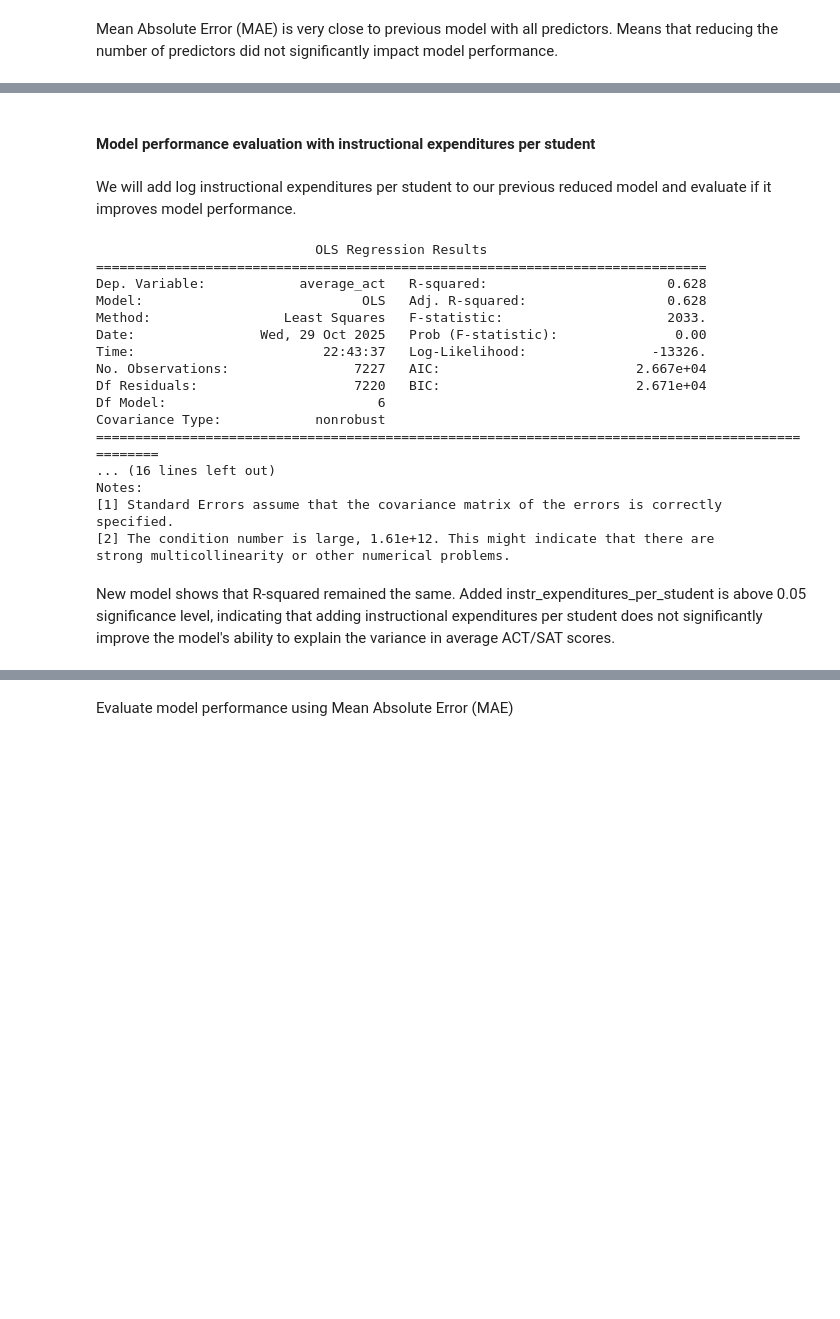
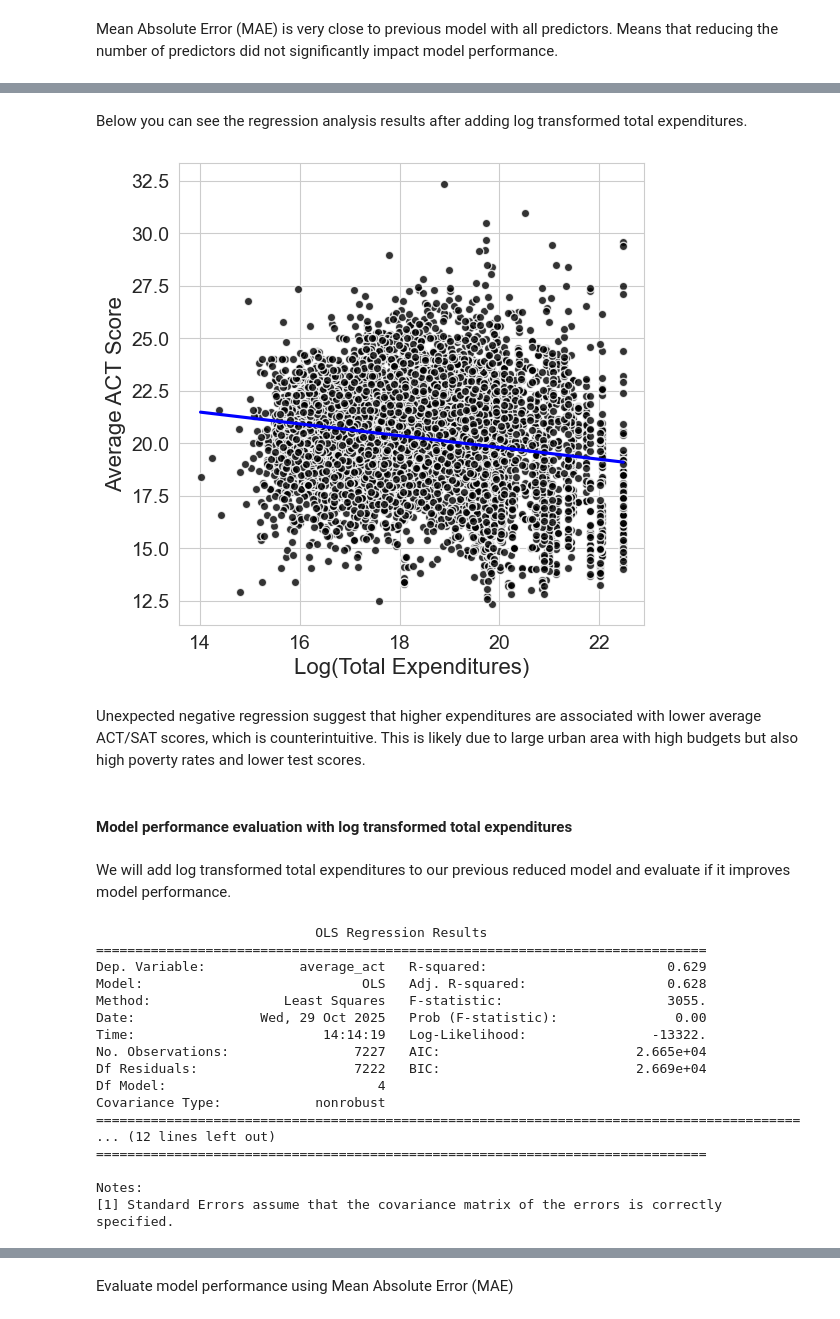
Before and after one commit to JLichwa80/education, a Jupyter notebook: code/Education_DATA_Analysis_And_Modeling.ipynb, the cells around one changed output, grey strips where cells are left out. Saved outputs shown, nothing was run; the diff lists cells and outputs as text; code cells hidden in the pictures; blank space fills up the shorter version.

```diff
--- a/code/Education_DATA_Analysis_And_Modeling.ipynb
+++ b/code/Education_DATA_Analysis_And_Modeling.ipynb
@@ -389,10 +419,36 @@ The regression plot shows slightly positive relationship between instructional e
+# %% [markdown]
+Below you can see the regression analysis results after adding log transformed total expenditures.
+# %%
+# Create log-transformed variable
+df['log_total_expenditures'] = np.log(df['total_expenditures'])
+
+plt.figure(figsize=(6, 6))
+
+sns.regplot(data=df,
+            x='log_total_expenditures',
+            y='average_act',
+            color='blue',
+            ci=False,
+            scatter_kws={'color': 'black', 'edgecolors': 'white', 'linewidths': 1})
+
+
+plt.xlabel('Log(Total Expenditures)', fontsize=16)
+plt.ylabel('Average ACT Score', fontsize=16)
+
+plt.tick_params(labelsize=14)
+
+plt.show()
+# %% [output]
+[figure, added]
+# %% [markdown]
+Unexpected negative regression suggest that higher expenditures are associated with lower average ACT/SAT scores, which is counterintuitive. This is likely due to large urban area with high budgets but also high poverty rates and lower test scores.
 # %% [markdown]
-#### Model performance evaluation with instructional expenditures per student
+#### Model performance evaluation with log transformed total expenditures
 # %% [markdown]
-We will add log instructional expenditures per student to our previous reduced model and evaluate if it improves model performance.
+We will add log transformed total expenditures to our previous reduced model and evaluate if it improves model performance.
 # %%
 model_with_expenditures = smf.ols(
-    formula='average_act ~ rate_unemployment + percent_college + percent_lunch  + total_expenditures_per_student + instr_expenditures_per_student + direct_student_expenditures',
+    formula='average_act ~ rate_unemployment + percent_college + percent_lunch + log_total_expenditures',
     data=df
 ).fit()
 
@@ -400,20 +456,18 @@ print(model_with_expenditures.summary())
 # %% [output]
                             OLS Regression Results
 ==============================================================================
-Dep. Variable:            average_act   R-squared:                       0.628
+Dep. Variable:            average_act   R-squared:                       0.629
 Model:                            OLS   Adj. R-squared:                  0.628
-Method:                 Least Squares   F-statistic:                     2033.
+Method:                 Least Squares   F-statistic:                     3055.
 Date:                Wed, 29 Oct 2025   Prob (F-statistic):               0.00
-Time:                        22:43:37   Log-Likelihood:                -13326.
-No. Observations:                7227   AIC:                         2.667e+04
-Df Residuals:                    7220   BIC:                         2.671e+04
-Df Model:                           6
+Time:                        14:14:19   Log-Likelihood:                -13322.
+No. Observations:                7227   AIC:                         2.665e+04
+Df Residuals:                    7222   BIC:                         2.669e+04
+Df Model:                           4
 Covariance Type:            nonrobust
-==================================================================================================
-... (16 lines left out)
+==========================================================================================
+... (12 lines left out)
+==============================================================================
+
 Notes:
 [1] Standard Errors assume that the covariance matrix of the errors is correctly specified.
-[2] The condition number is large, 1.61e+12. This might indicate that there are
-strong multicollinearity or other numerical problems.
-# %% [markdown]
-New model shows that R-squared remained the same. Added instr_expenditures_per_student is above 0.05 significance level, indicating that adding instructional expenditures per student does not significantly improve the model's ability to explain the variance in average ACT/SAT scores.
```
Also changed, not shown: parts of 31 cells of this notebook, 2 other files.
